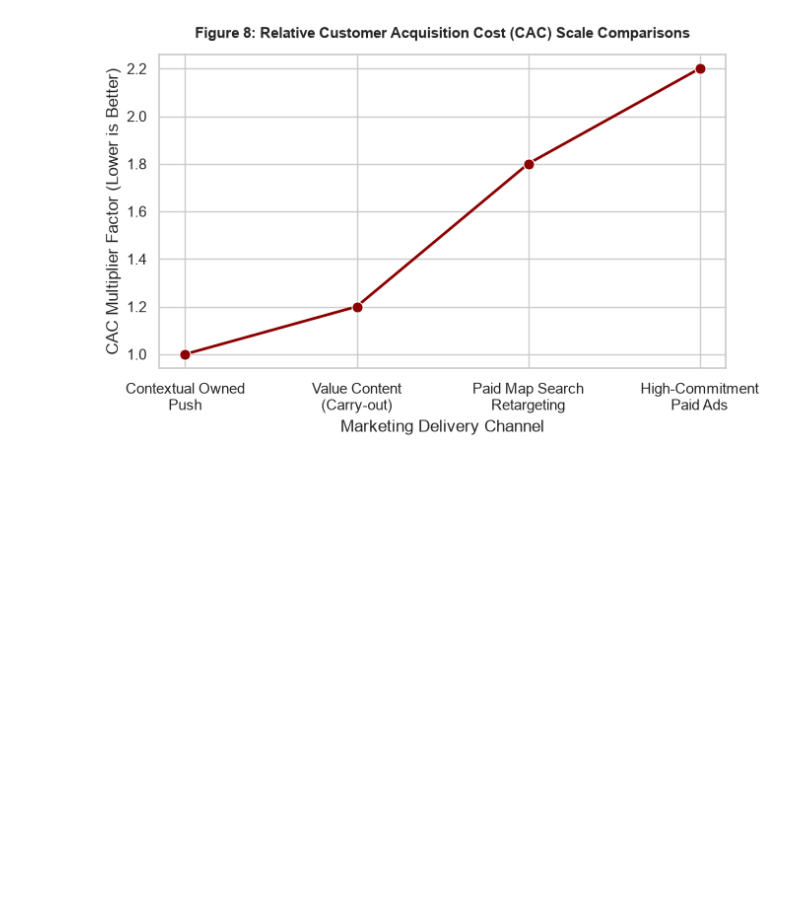
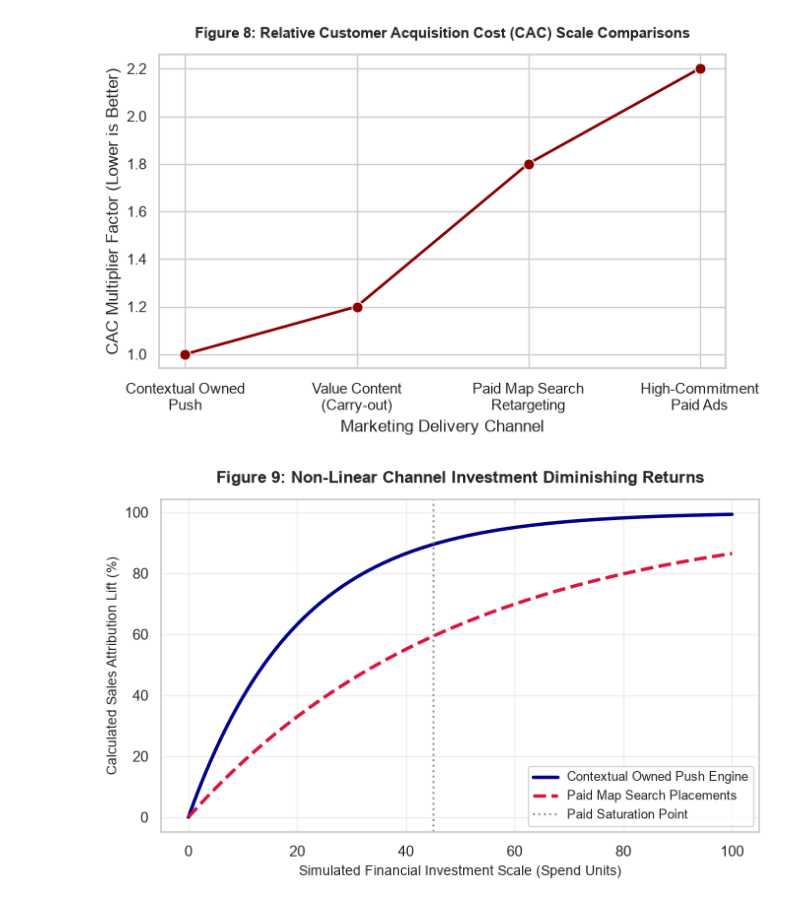
Before and after one commit to Gaxit03/CIS-3032---Project-Repo-, a Jupyter notebook: Notebooks/results1.ipynb, the cells around one changed output. Cells and saved outputs as stored; diff of their text form; code cells hidden in the pictures; blank space fills up the shorter version.

```diff
--- a/Notebooks/results1.ipynb
+++ b/Notebooks/results1.ipynb
@@ -778,3 +778,25 @@ plt.tight_layout()
 plt.show()
 # %% [output]
 [figure]
+# %%
+# Copy and run this script in a clean notebook cell to generate Figure 9
+import numpy as np
+import matplotlib.pyplot as plt
+
+x = np.linspace(0, 100, 500)
+y_paid = 100 * (1 - np.exp(-0.02 * x))
+y_context = 100 * (1 - np.exp(-0.05 * x))
+
+plt.figure(figsize=(7, 4.5))
+plt.plot(x, y_context, label='Contextual Owned Push Engine', color='darkblue', lw=2.5)
+plt.plot(x, y_paid, label='Paid Map Search Placements', color='crimson', lw=2.5, linestyle='--')
+plt.axvline(x=45, color='gray', linestyle=':', alpha=0.8, label='Paid Saturation Point')
+plt.title('Figure 9: Non-Linear Channel Investment Diminishing Returns', fontsize=12, fontweight='bold', pad=12)
+plt.xlabel('Simulated Financial Investment Scale (Spend Units)', fontsize=10)
+plt.ylabel('Calculated Sales Attribution Lift (%)', fontsize=10)
+plt.legend(loc='lower right', fontsize=9)
+plt.grid(True, alpha=0.3)
+plt.tight_layout()
+plt.show()
+# %% [output]
+[figure, added]
```
